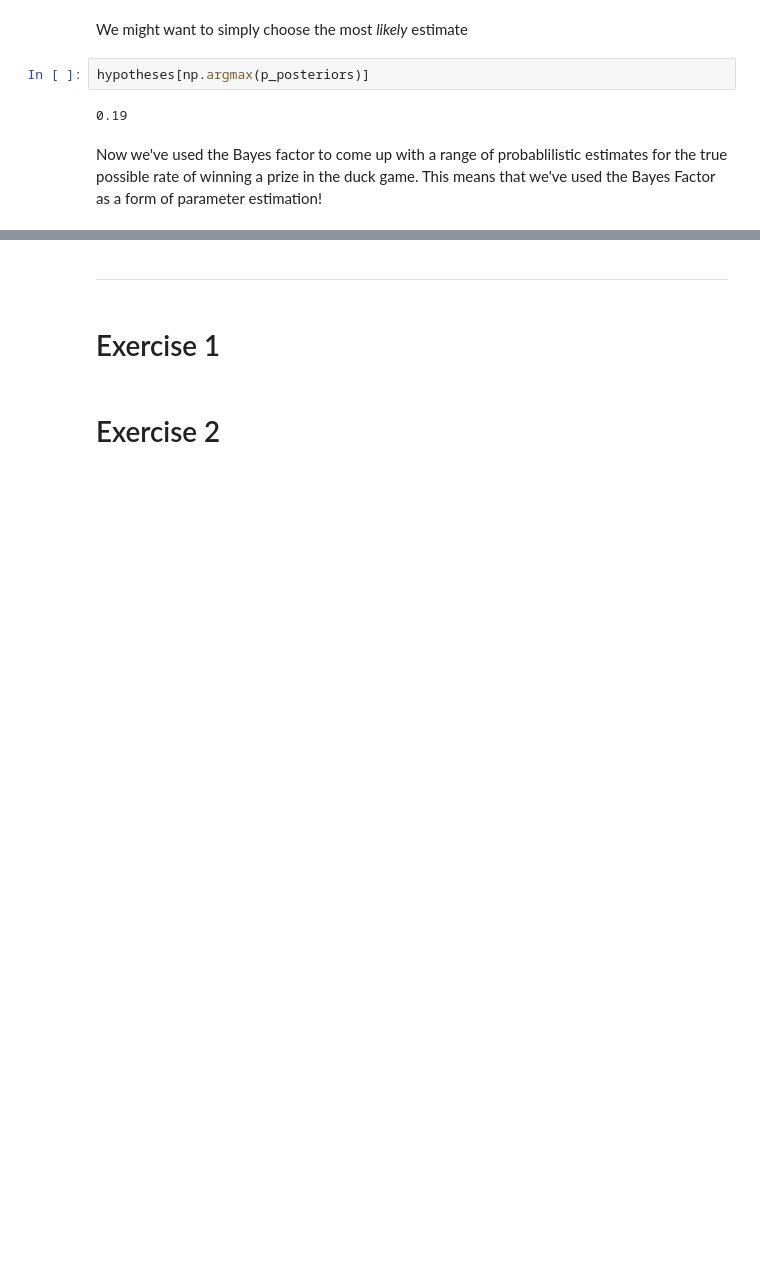
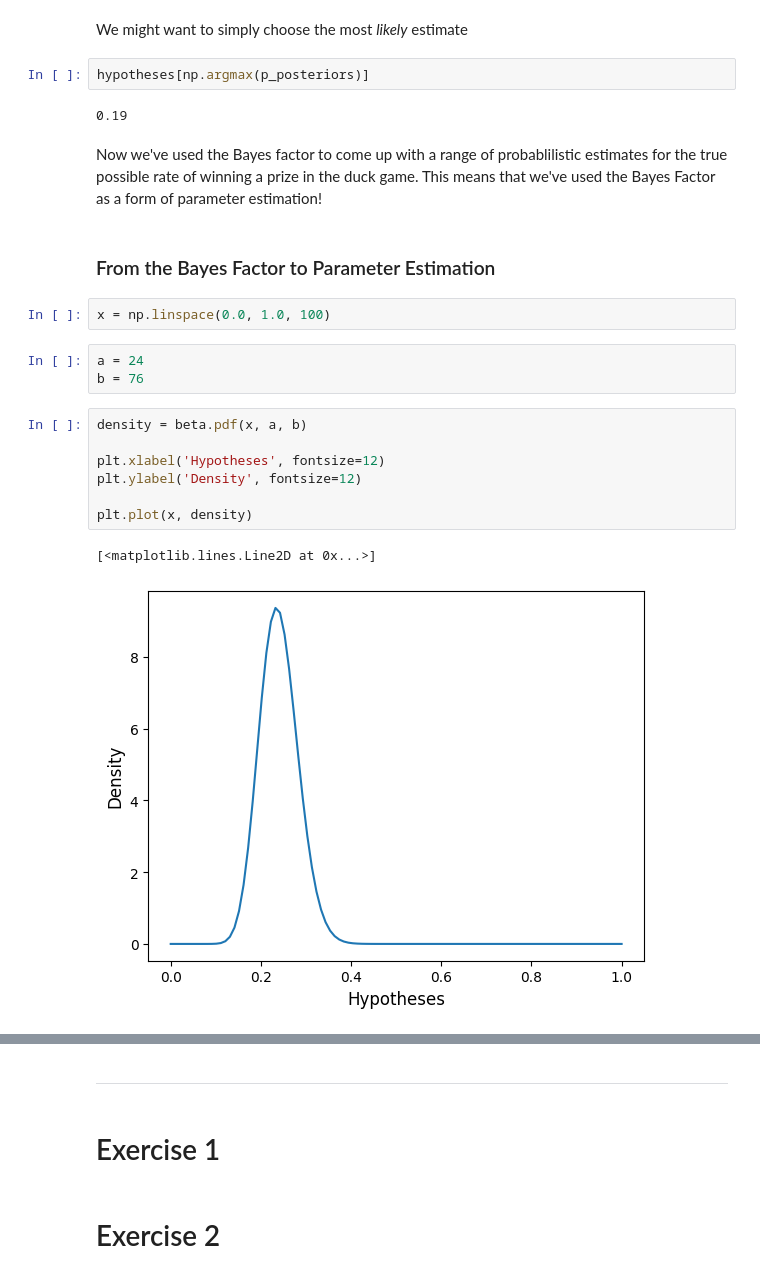
Before and after one commit to seyedrezamirkhani/bayesian_statistics_the_fun_way, a Jupyter notebook: chapter_019.ipynb, the cells around one changed output, grey strips where cells are left out. Saved outputs shown, nothing was run; the diff lists cells and outputs as text; blank space fills up the shorter version.

Commit message:
added beta distribution

```diff
--- a/chapter_019.ipynb
+++ b/chapter_019.ipynb
@@ -133,3 +134,20 @@ hypotheses[np.argmax(p_posteriors)]
 0.19
 # %% [markdown]
 Now we've used the Bayes factor to come up with a range of probablilistic estimates for the true possible rate of winning a prize in the duck game. This means that we've used the Bayes Factor as a form of parameter estimation!
+# %% [markdown]
+### From the Bayes Factor to Parameter Estimation
+# %%
+x = np.linspace(0.0, 1.0, 100)
+# %%
+a = 24
+b = 76
+# %%
+density = beta.pdf(x, a, b)
+
+plt.xlabel('Hypotheses', fontsize=12)
+plt.ylabel('Density', fontsize=12)
+
+plt.plot(x, density)
+# %% [output]
+[<matplotlib.lines.Line2D at 0x...>]
+[figure, added]
```
Also changed, not shown: parts of 5 cells of this notebook.
